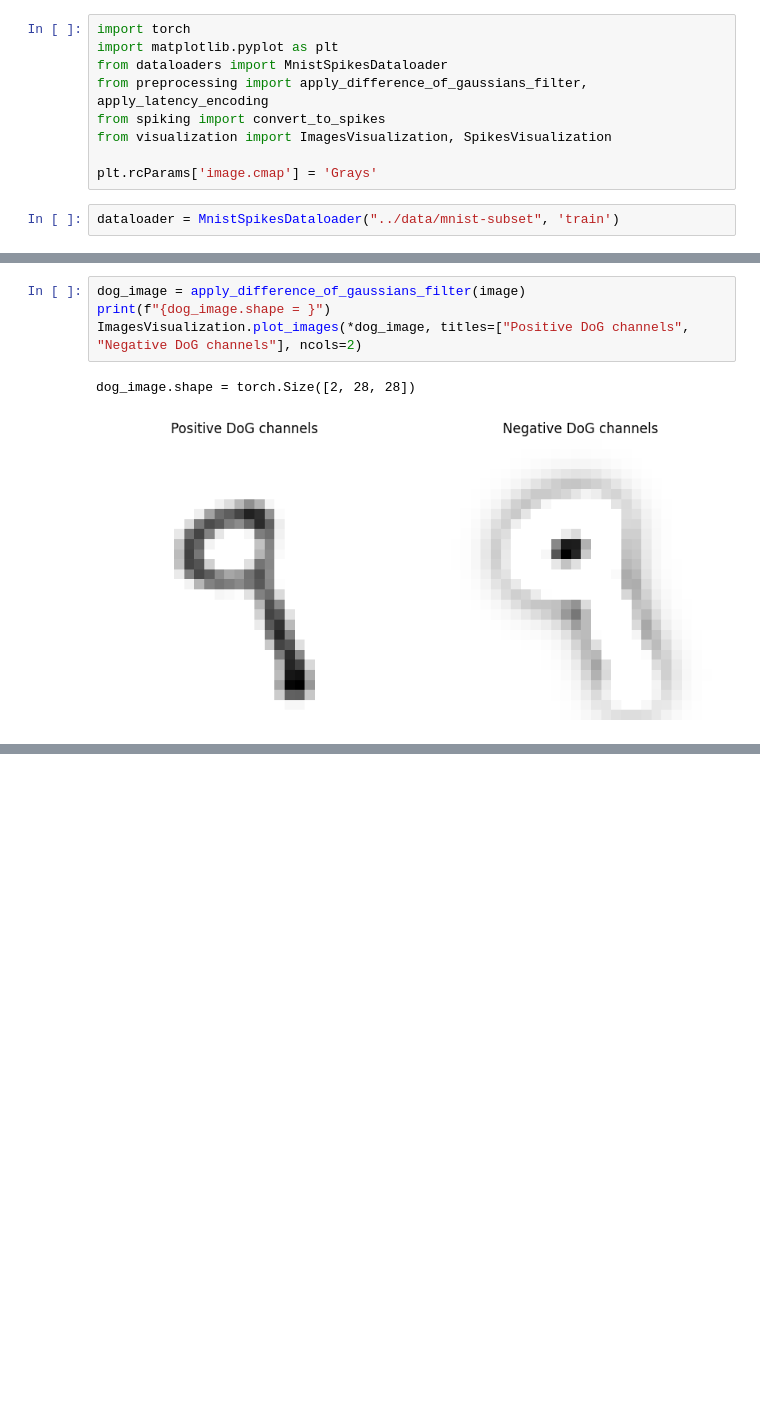
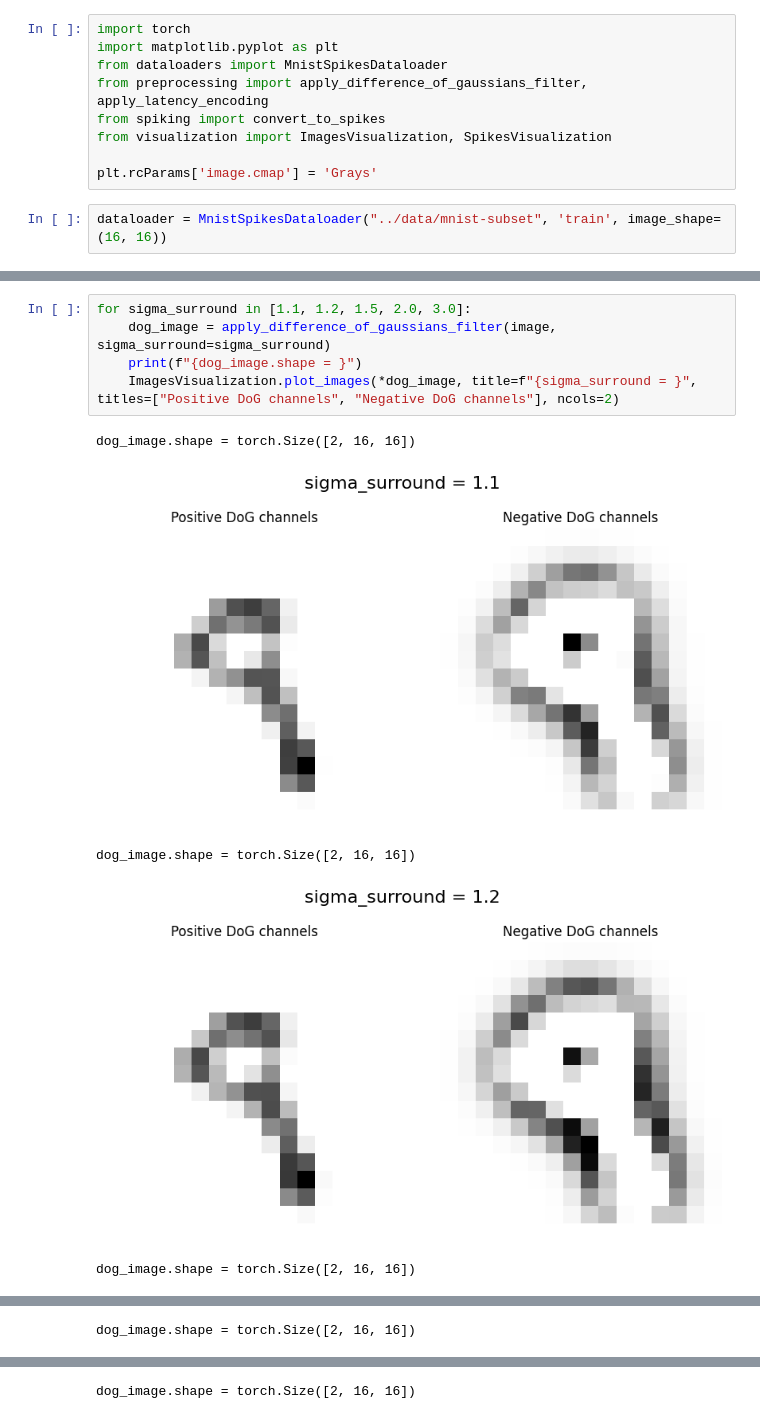
Before and after one commit to razvan404/dummy-snn, a Jupyter notebook: examples/visualize_data.ipynb, the cells around one changed output, grey strips where cells are left out. Cells and saved outputs as stored; diff of their text form; blank space fills up the shorter version.

```diff
--- a/examples/visualize_data.ipynb
+++ b/examples/visualize_data.ipynb
@@ -11,7 +11,7 @@ from visualization import ImagesVisualization, SpikesVisualization
 
 plt.rcParams['image.cmap'] = 'Grays'
 # %%
-dataloader = MnistSpikesDataloader("../data/mnist-subset", 'train')
+dataloader = MnistSpikesDataloader("../data/mnist-subset", 'train', image_shape=(16, 16))
 # %%
 data_point_idx = 8
 image = dataloader.inputs[data_point_idx]
@@ -24,7 +24,11 @@ image.shape = torch.Size([28, 28]), label = tensor(9)
 # %%
-dog_image = apply_difference_of_gaussians_filter(image)
-print(f"{dog_image.shape = }")
-ImagesVisualization.plot_images(*dog_image, titles=["Positive DoG channels", "Negative DoG channels"], ncols=2)
+for sigma_surround in [1.1, 1.2, 1.5, 2.0, 3.0]:
+    dog_image = apply_difference_of_gaussians_filter(image, sigma_surround=sigma_surround)
+    print(f"{dog_image.shape = }")
+    ImagesVisualization.plot_images(*dog_image, title=f"{sigma_surround = }", titles=["Positive DoG channels", "Negative DoG channels"], ncols=2)
 # %% [output]
-dog_image.shape = torch.Size([2, 28, 28])
+dog_image.shape = torch.Size([2, 16, 16])
-[figure, old version]
+[figure, new version]
+dog_image.shape = torch.Size([2, 16, 16])
+[figure, added]
+dog_image.shape = torch.Size([2, 16, 16])
@@ -30,0 +36 @@ dog_image.shape = torch.Size([2, 28, 28])
+dog_image.shape = torch.Size([2, 16, 16])
@@ -30,0 +38 @@ dog_image.shape = torch.Size([2, 28, 28])
+dog_image.shape = torch.Size([2, 16, 16])
```
Also changed, not shown: parts of 6 cells of this notebook, 13 other files.
